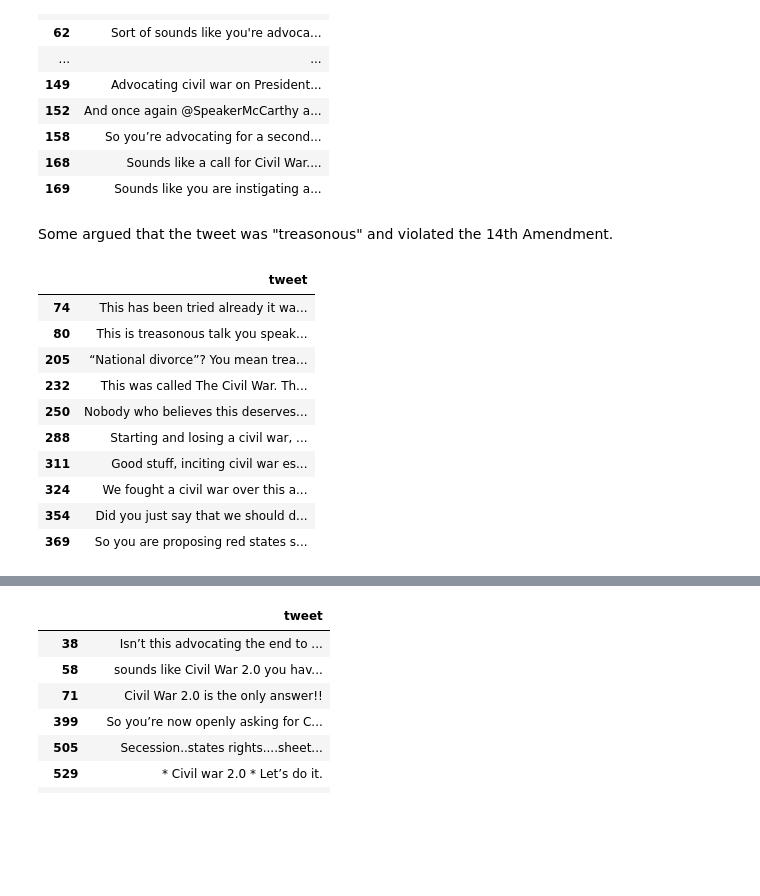
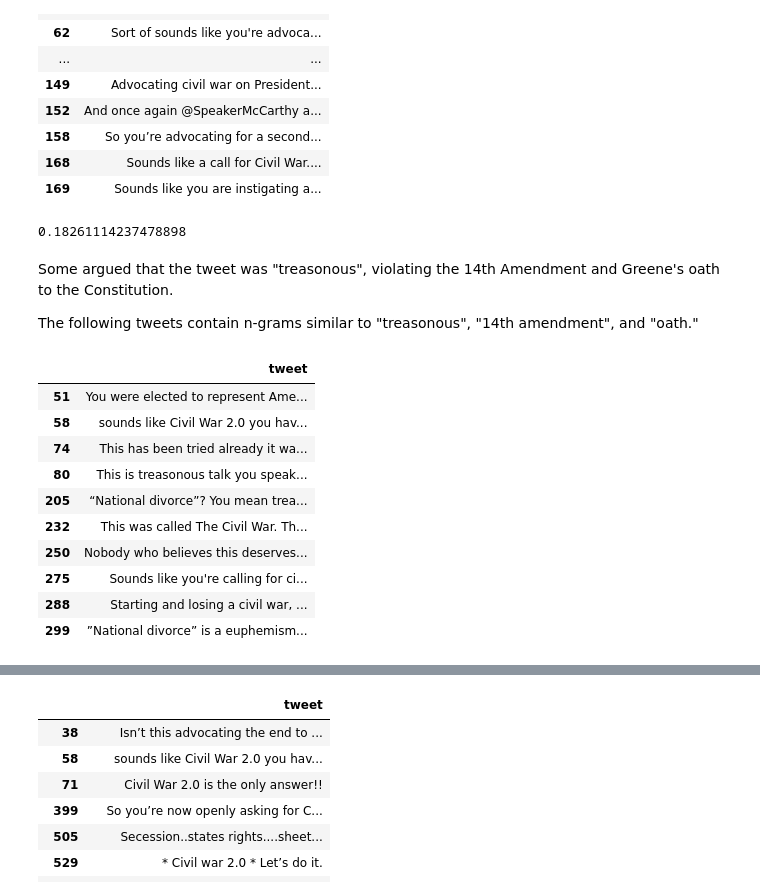
Before and after one commit to ozzarahtabazz/civil_war_tweets, a Jupyter notebook: Twitter Project (P).ipynb, the cells around one changed output, grey strips where cells are left out. Saved outputs shown, nothing was run; the diff lists cells and outputs as text; code cells hidden in the pictures; blank space fills up the shorter version.

```diff
--- a/Twitter Project (P).ipynb
+++ b/Twitter Project (P).ipynb
@@ -341,14 +373,16 @@ tweets_list = [x.lower() for x in tweets_list]
 # %%
-# Tokenize tweets
 import spacy
 from spacy.tokenizer import _get_regex_pattern
 import re
 nlp = spacy.load('en_core_web_sm')
 
-# Add new regex patterns for token detection
+# Add new regex patterns for token detection, to detect
+#    Hashtags
+#    Percents
+#    words with - in them (i.e. high-tech)
 # Adapted from : https://stackoverflow.com/questions/43388476/how-could-spacy-tokenize-hashtag-as-a-whole
 re_token_match = _get_regex_pattern(nlp.Defaults.token_match)
-re_token_match = fr"({re_token_match}|#\w+|\w+['-]\w+|\d+%)"
+re_token_match = fr"({re_token_match}|#\w+|\w+-\w+|\d+%)"
 nlp.tokenizer.token_match = re.compile(re_token_match).match
 
 tweets_list = [nlp(x)    for x in tweets_list]
@@ -359,8 +405,13 @@ for ind, doc in enumerate(tweets_list):
 # %%
-# Remove spaces and punct, stop words, and any additional words to ignore
 from spacy.lang.en import stop_words
+custom_stop_words = stop_words.STOP_WORDS.difference({"first", "last", "keep", "former", "empty"})
+
+# Optional additional stop words to ignore. Write words in lowercase
 ignore = []
+custom_stop_words.update(set(ignore))
+
 for i in range(len(tweets_list)):
-    tweet = tweets_list[i]
-    tweets_list[i] = [token   for token in tweet  if not token.is_punct and not token.is_space and not token.is_stop
-                                                       and not token.text in ignore]
+    tweet_doc = tweets_list[i]
+    tweets_list[i] = [token   for token in tweet_doc  if not token.is_punct and
+                                                         not token.is_space and
+                                                         not token.text.lower() in custom_stop_words]
@@ -437,28 +553,35 @@ def print_full(x):
     pd.reset_option('display.max_columns')
     pd.reset_option("display.max_colwidth")
 # %%
-def find_tweets_with_gram(gram_list, top_n = None):
+def find_tweets_with_gram(gram_list, top_n = None, return_df = False):
+    # Where we will save the indices of each tweet in the tweets df that contained an n-gram (after lemmatization and
+    #    stop word removal) in gram_list
     indices = []
-    for ind, tweet_tokens in enumerate(tweets_list):
 
-        temp = [tweet.text   for tweet in tweet_tokens]
+    # Check if n-gram is in each tweet_doc
+    # If so, append the index of the tweet_doc (and thus, the index of the tweet itself)
+    for ind, tweet_doc in enumerate(tweets_list):
+        temp = [token.text   for token in tweet_doc]
         string = " ".join(temp)
         for gram in gram_list:
             if gram in string:
                 indices.append(ind)
 
+    # Remove duplicates
     indices = np.unique(indices)
-    if top_n is None:
+
+    if top_n is None: # Return ALL tweets matching the criteria
         df = tweets.iloc[indices, [1]].copy()
-    else:
+    else: # Return the first top_n tweets matching the criteria
         df = tweets.iloc[indices[:top_n], [1]].copy()
 
+    # Remove \n
     df["tweet"] = df["tweet"].str.replace("\n", " ")
 
-
+    if return_df:
+        return df
     print_full(df)
 
-
 find_tweets_with_gram(['advocate civil', "promote civil", "suggest civil", "sound like"], 20)
 # %% [output]
 |  | tweet |
@@ -478,19 +601,28 @@ find_tweets_with_gram(['advocate civil', "promote civil", "suggest civil", "soun
 | 158 | So you’re advocating for a second... |
 | 168 | Sounds like a call for Civil War.... |
 | 169 | Sounds like you are instigating a... |
+# %%
+# What proportion of tweets used one of the below phrases?
+
+len(find_tweets_with_gram(['traitor', 'treason', 'treasonous','advocate civil',
+                           "incite civil", "promote civil", "suggest civil", "sound like"], return_df = True)) / len(tweets)
+# %% [output]
+0.18261114237478898
 # %% [markdown]
-Some argued that the tweet was "treasonous" and violated the 14th Amendment.
+Some argued that the tweet was "treasonous", violating the 14th Amendment and Greene's oath to the Constitution.
+
+The following tweets contain n-grams similar to "treasonous", "14th amendment", and "oath."
 # %%
-find_tweets_with_gram(['treasonous', '14th amendment'], 10)
+find_tweets_with_gram(['treasonous', '14th amendment', "oath"], 10)
 # %% [output]
 |  | tweet |
+| 51 | You were elected to represent Ame... |
+| 58 | sounds like Civil War 2.0 you hav... |
 | 74 | This has been tried already it wa... |
 | 80 | This is treasonous talk you speak... |
 | 205 | “National divorce”? You mean trea... |
 | 232 | This was called The Civil War. Th... |
 | 250 | Nobody who believes this deserves... |
+| 275 | Sounds like you're calling for ci... |
 | 288 | Starting and losing a civil war, ... |
-| 311 | Good stuff, inciting civil war es... |
-| 324 | We fought a civil war over this a... |
-| 354 | Did you just say that we should d... |
-| 369 | So you are proposing red states s... |
+| 299 | ”National divorce” is a euphemism... |
```
Also changed, not shown: parts of 55 cells of this notebook.
